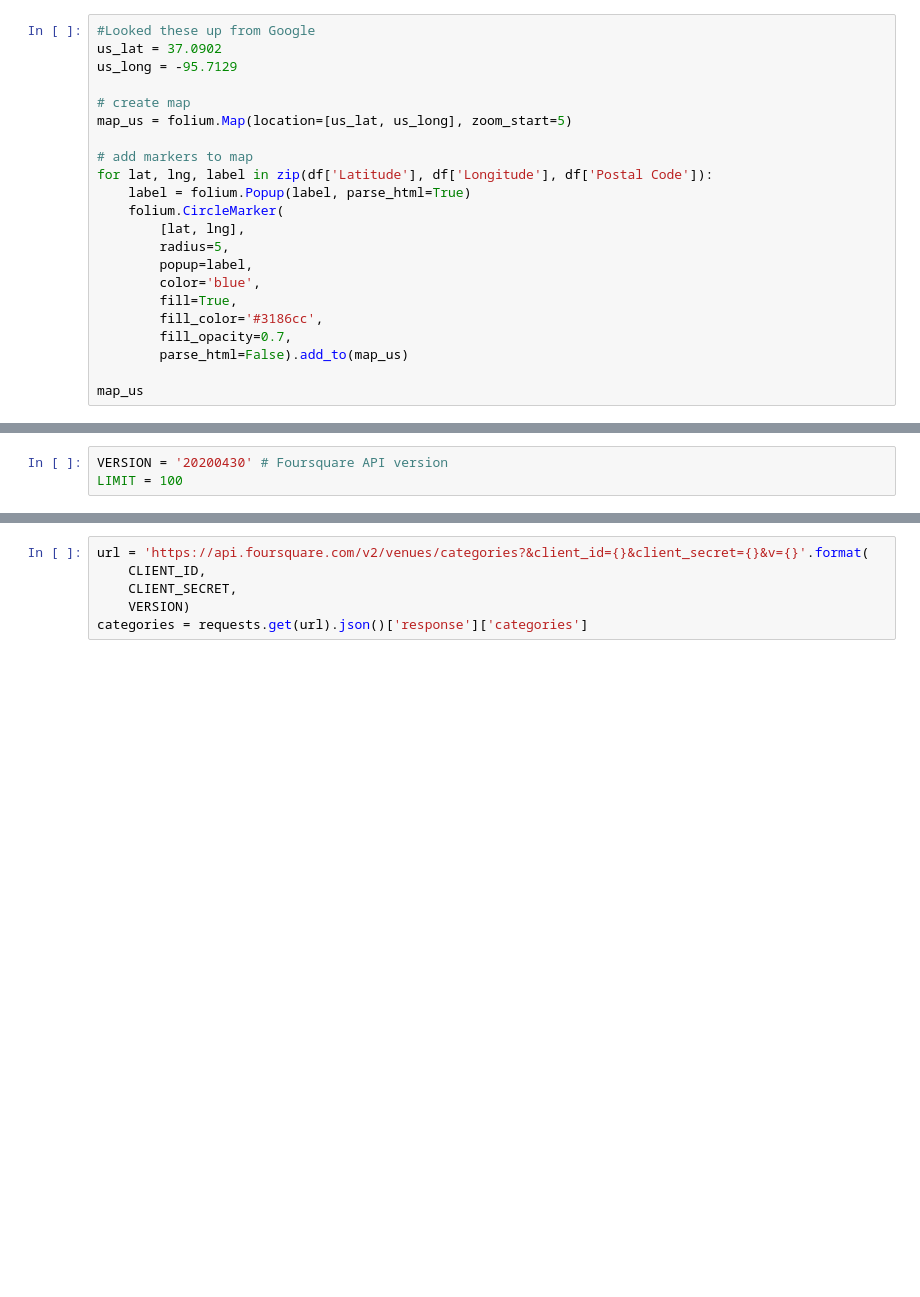
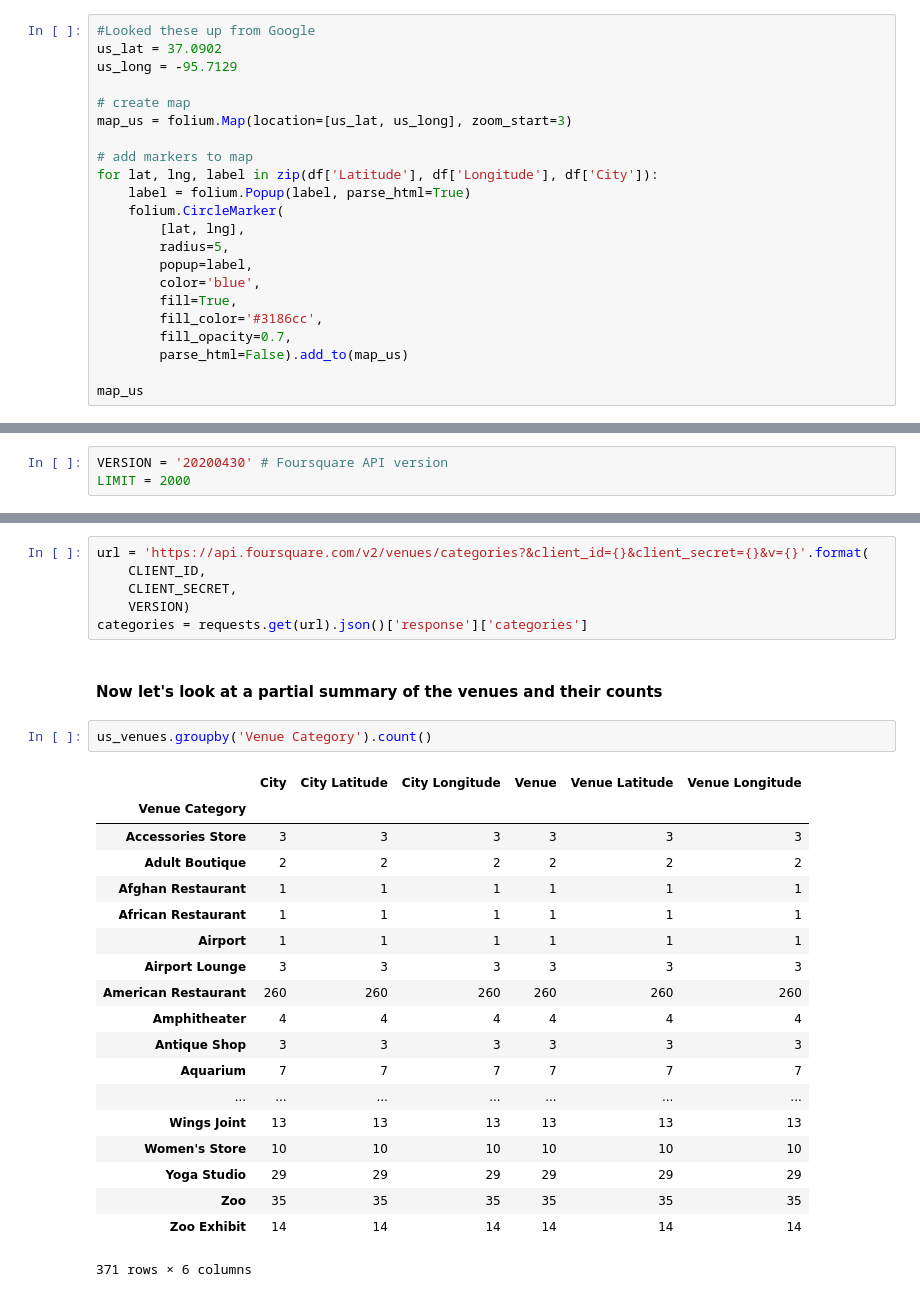
Before and after one commit to richtimm/coursera, a Jupyter notebook: Battle of the Neighbordhoods.ipynb, the cells around one changed output, grey strips where cells are left out. Cells and saved outputs as stored; diff of their text form; blank space fills up the shorter version.

```diff
--- a/Battle of the Neighbordhoods.ipynb
+++ b/Battle of the Neighbordhoods.ipynb
@@ -100,10 +120,10 @@ us_lat = 37.0902
 us_long = -95.7129
 
 # create map
-map_us = folium.Map(location=[us_lat, us_long], zoom_start=5)
+map_us = folium.Map(location=[us_lat, us_long], zoom_start=3)
 
 # add markers to map
-for lat, lng, label in zip(df['Latitude'], df['Longitude'], df['Postal Code']):
+for lat, lng, label in zip(df['Latitude'], df['Longitude'], df['City']):
     label = folium.Popup(label, parse_html=True)
     folium.CircleMarker(
         [lat, lng],
@@ -120,7 +142,7 @@ map_us
 #### Foursquare parameters
 # %%
 VERSION = '20200430' # Foursquare API version
-LIMIT = 100
+LIMIT = 2000
 # %% [markdown]
 #### Foursquare credentials (hidden)
 # %%
@@ -182,3 +232,27 @@ url = 'https://api.foursquare.com/v2/venues/categories?&client_id={}&client_secr
     CLIENT_SECRET,
     VERSION)
 categories = requests.get(url).json()['response']['categories']
+# %% [markdown]
+#### Now let's look at a partial summary of the venues and their counts
+# %%
+us_venues.groupby('Venue Category').count()
+# %% [output]
+|  | City | City Latitude | City Longitude | Venue | Venue Latitude | Venue Longitude |
+| Venue Category |  |  |  |  |  |  |
+| Accessories Store | 3 | 3 | 3 | 3 | 3 | 3 |
+| Adult Boutique | 2 | 2 | 2 | 2 | 2 | 2 |
+| Afghan Restaurant | 1 | 1 | 1 | 1 | 1 | 1 |
+| African Restaurant | 1 | 1 | 1 | 1 | 1 | 1 |
+| Airport | 1 | 1 | 1 | 1 | 1 | 1 |
+| Airport Lounge | 3 | 3 | 3 | 3 | 3 | 3 |
+| American Restaurant | 260 | 260 | 260 | 260 | 260 | 260 |
+| Amphitheater | 4 | 4 | 4 | 4 | 4 | 4 |
+| Antique Shop | 3 | 3 | 3 | 3 | 3 | 3 |
+| Aquarium | 7 | 7 | 7 | 7 | 7 | 7 |
+| ... | ... | ... | ... | ... | ... | ... |
+| Wings Joint | 13 | 13 | 13 | 13 | 13 | 13 |
+| Women's Store | 10 | 10 | 10 | 10 | 10 | 10 |
+| Yoga Studio | 29 | 29 | 29 | 29 | 29 | 29 |
+| Zoo | 35 | 35 | 35 | 35 | 35 | 35 |
+| Zoo Exhibit | 14 | 14 | 14 | 14 | 14 | 14 |
+371 rows × 6 columns
```
Also changed, not shown: parts of 41 cells of this notebook.
